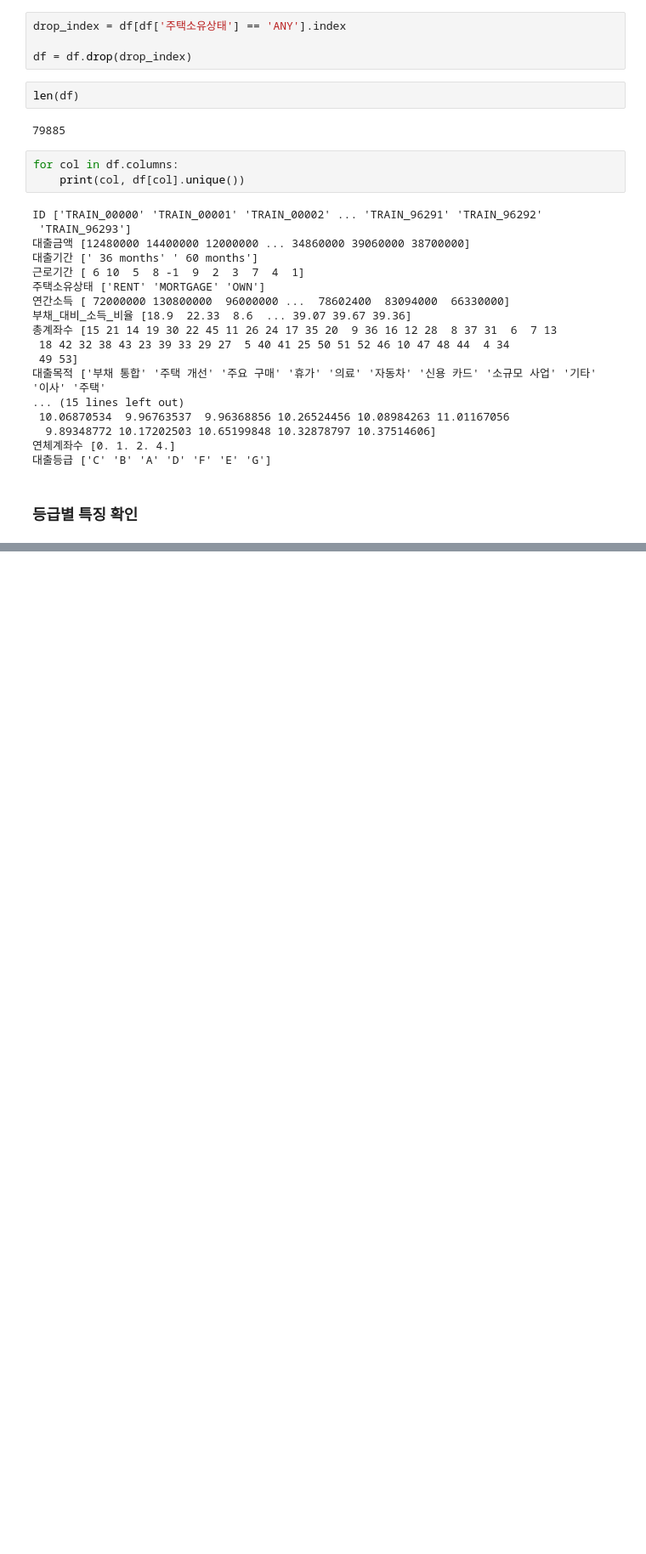
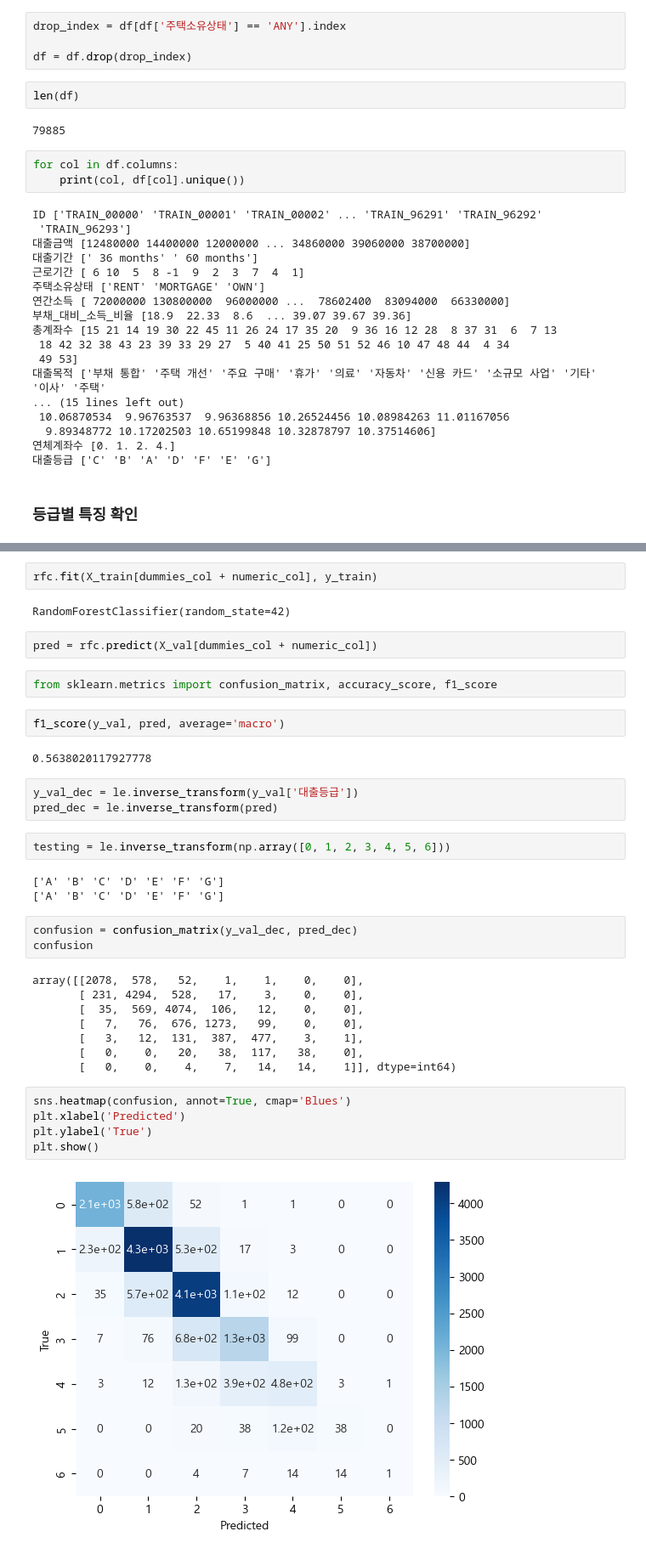
Before and after one commit to persuade39/project, a Jupyter notebook: EDA_preprocessing.ipynb, the cells around one changed output, grey strips where cells are left out. Shown at 85% size. Saved outputs shown, nothing was run; the diff lists cells and outputs as text; blank space fills up the shorter version.

```diff
--- a/EDA_preprocessing.ipynb
+++ b/EDA_preprocessing.ipynb
@@ -315,0 +388,38 @@ ValueError: could not convert string to float: 'TRAIN_53293'
+# %%
+rfc.fit(X_train[dummies_col + numeric_col], y_train)
+# %% [output]
+RandomForestClassifier(random_state=42)
+# %%
+pred = rfc.predict(X_val[dummies_col + numeric_col])
+# %%
+from sklearn.metrics import confusion_matrix, accuracy_score, f1_score
+# %%
+f1_score(y_val, pred, average='macro')
+# %% [output]
+0.5638020117927778
+# %%
+y_val_dec = le.inverse_transform(y_val['대출등급'])
+pred_dec = le.inverse_transform(pred)
+# %%
+testing = le.inverse_transform(np.array([0, 1, 2, 3, 4, 5, 6]))
+# %% [output]
+['A' 'B' 'C' 'D' 'E' 'F' 'G']
+['A' 'B' 'C' 'D' 'E' 'F' 'G']
+# %%
+confusion = confusion_matrix(y_val_dec, pred_dec)
+confusion
+# %% [output]
+array([[2078,  578,   52,    1,    1,    0,    0],
+       [ 231, 4294,  528,   17,    3,    0,    0],
+       [  35,  569, 4074,  106,   12,    0,    0],
+       [   7,   76,  676, 1273,   99,    0,    0],
+       [   3,   12,  131,  387,  477,    3,    1],
+       [   0,    0,   20,   38,  117,   38,    0],
+       [   0,    0,    4,    7,   14,   14,    1]], dtype=int64)
+# %%
+sns.heatmap(confusion, annot=True, cmap='Blues')
+plt.xlabel('Predicted')
+plt.ylabel('True')
+plt.show()
+# %% [output]
+[figure, added]
```
Also changed, not shown: parts of 27 cells of this notebook.
